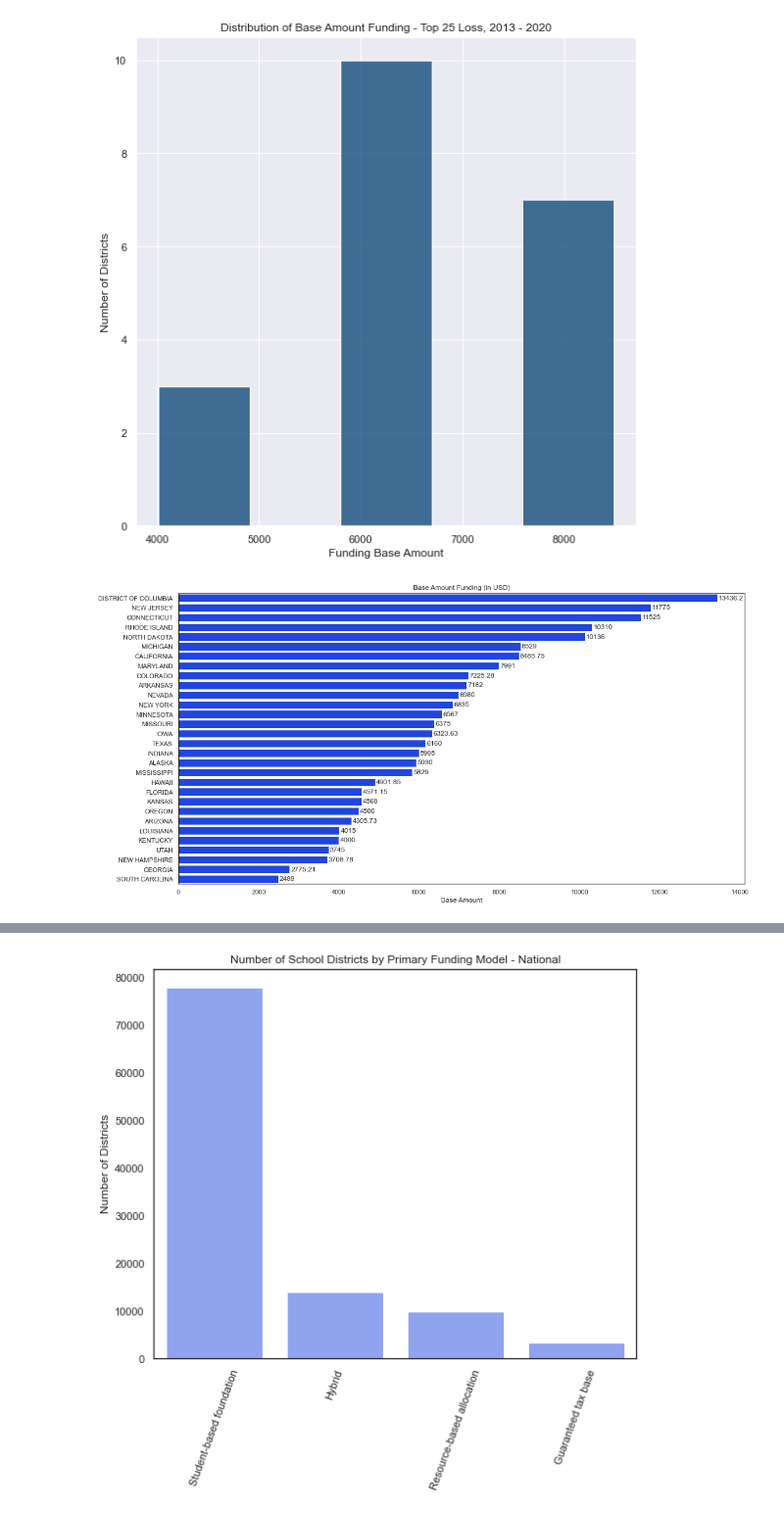
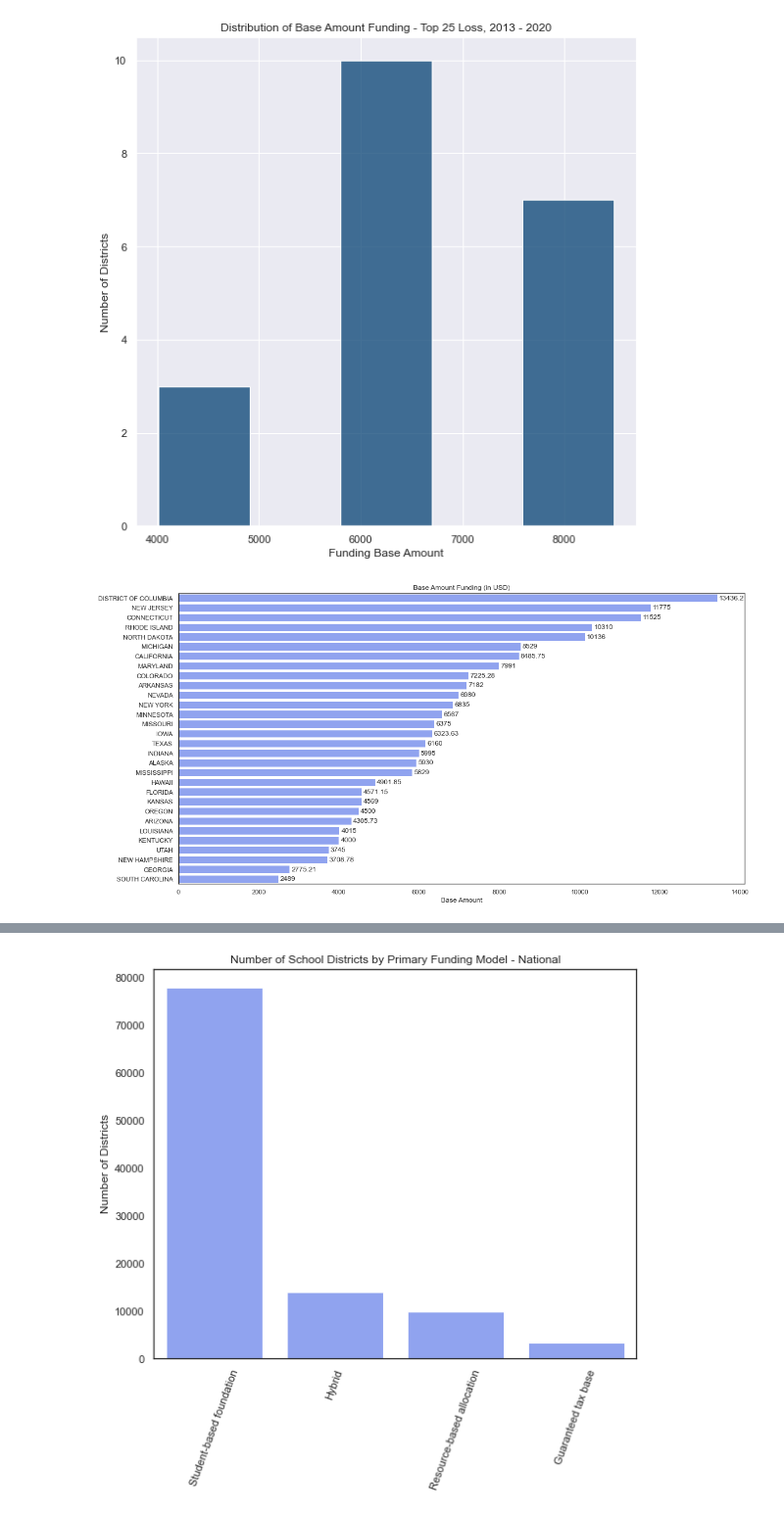
Before and after one commit to caitbrown12/NSS_Capstone, a Jupyter notebook: notebook/NCES_Enrollment_Data_2.ipynb, the cells around one changed output, grey strips where cells are left out. Shown at 98% size. Drawn from its saved outputs; the diff is of its cells as text; code cells hidden in the pictures.

Commit message:
Finalized visualizations and standardized float decimals across the funding by state bar chart.

```diff
--- a/notebook/NCES_Enrollment_Data_2.ipynb
+++ b/notebook/NCES_Enrollment_Data_2.ipynb
@@ -1242,18 +1262,21 @@ plt.show();
 # %%
 fig, ax = plt.subplots(figsize=(16, 8))
 sns.set_style('white')
 state_order=['DISTRICT OF COLUMBIA', 'NEW JERSEY', 'CONNECTICUT', 'RHODE ISLAND', 'NORTH DAKOTA', 'MICHIGAN', 'CALIFORNIA', 'MARYLAND', 'COLORADO', 'ARKANSAS', 'NEVADA', 'NEW YORK', 'MINNESOTA', 'MISSOURI', 'IOWA', 'TEXAS', 'INDIANA', 'ALASKA', 'MISSISSIPPI', 'HAWAII', 'FLORIDA','KANSAS', 'OREGON', 'ARIZONA', 'LOUISIANA', 'KENTUCKY', 'UTAH', 'NEW HAMPSHIRE', 'GEORGIA', 'SOUTH CAROLINA']
 ax = sns.barplot(x='Base Amount', y='State Name',
             data=baseamt,
             order=state_order,
-           color='#0033FF')
-ax.bar_label(ax.containers[0], size=12, padding=2)
+           color='#8099FF')
+# for index, value in enumerate(y):
+#     plt.text(value, index,
+#             str(value))
+ax.bar_label(ax.containers[0], size=12, padding=3)
 plt.xlabel('Base Amount')
 plt.ylabel(None)
 plt.title('Base Amount Funding (in USD)')
 plt.tight_layout()
-plt.savefig('Base Amount Funding - National')
+#plt.savefig('Base Amount Funding - National')
 plt.show();
 # %% [output]
-[figure, old version]
+[figure, new version]
 # %%
```
Also changed, not shown: parts of 10 cells of this notebook.
